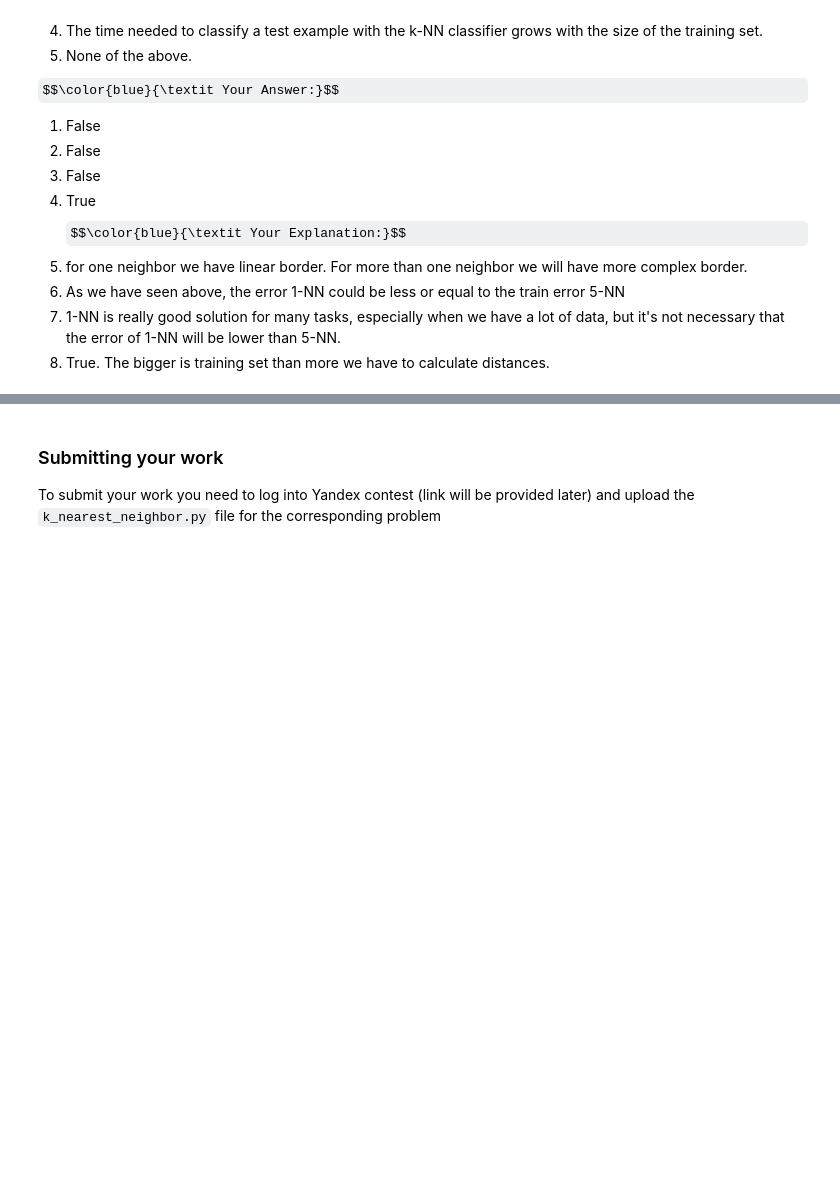
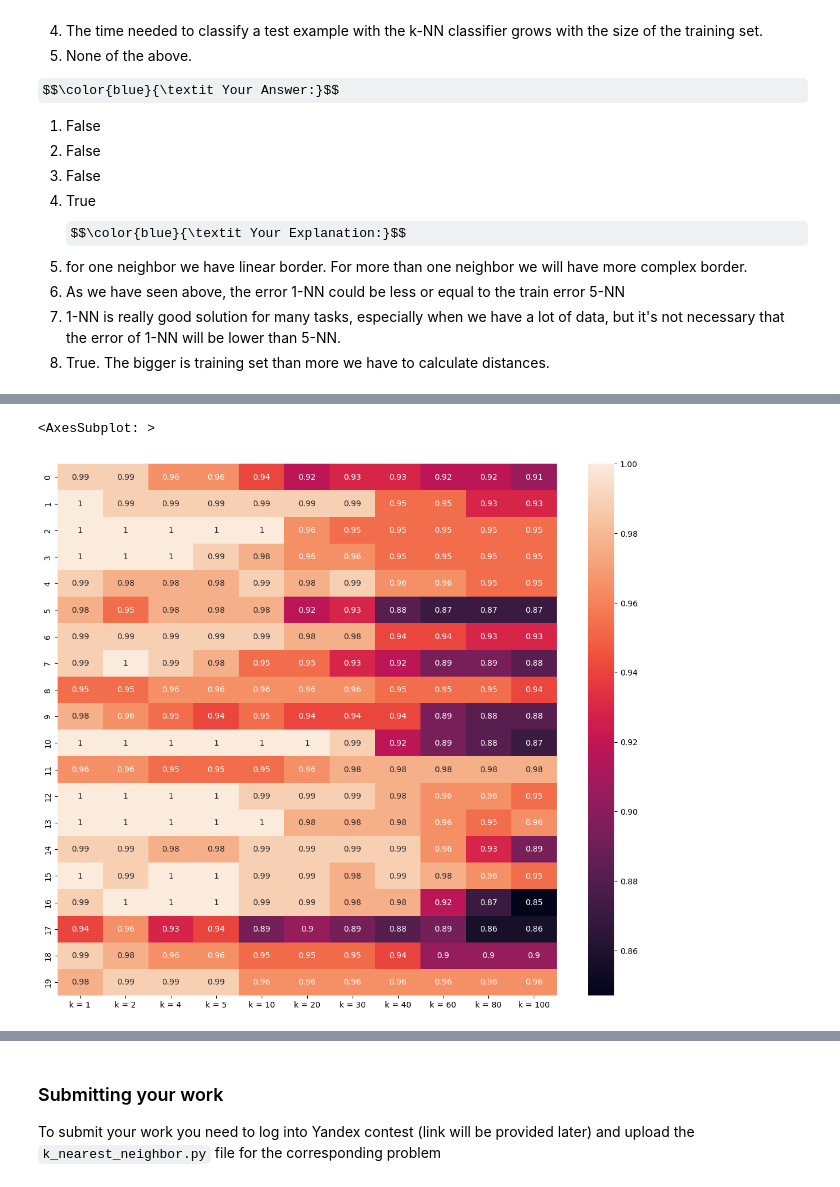
Before and after one commit to KirillStarodubovVR/ml-course, a Jupyter notebook: homeworks_basic/assignment0_01_kNN/kNN_practice_0_01.ipynb, the cells around one changed output, grey strips where cells are left out. Cells and saved outputs as stored; diff of their text form; code cells hidden in the pictures; some formulas as TeX source; blank space fills up the shorter version.

```diff
--- a/homeworks_basic/assignment0_01_kNN/kNN_practice_0_01.ipynb
+++ b/homeworks_basic/assignment0_01_kNN/kNN_practice_0_01.ipynb
@@ -366,0 +369,10 @@ $$\color{blue}{\textit Your Explanation:}$$
+# %%
+import pandas as pd
+
+num_folds = 20
+k_num = np.array([1, 2, 4, 5, 10, 20, 30, 40, 60, 80, 100])
+k_accuracy = classifier.cross_valid(num_folds=num_folds, k_num=k_num)
+k_accuracy_df = pd.DataFrame(k_accuracy)
+# %%
+k_accuracy_df.columns = ['k = ' + str(k) for k in k_num]
+k_accuracy_df.rename(index = {i : 'kfold = ' + str(i) for i in range(num_folds)})
@@ -366,0 +397,6 @@ $$\color{blue}{\textit Your Explanation:}$$
+# %%
+import seaborn as sns
+sns.heatmap(k_accuracy_df, annot=True)
+# %% [output]
+<AxesSubplot: >
+[figure, added]
```
Also changed, not shown: parts of 7 cells of this notebook, 3 other files.
